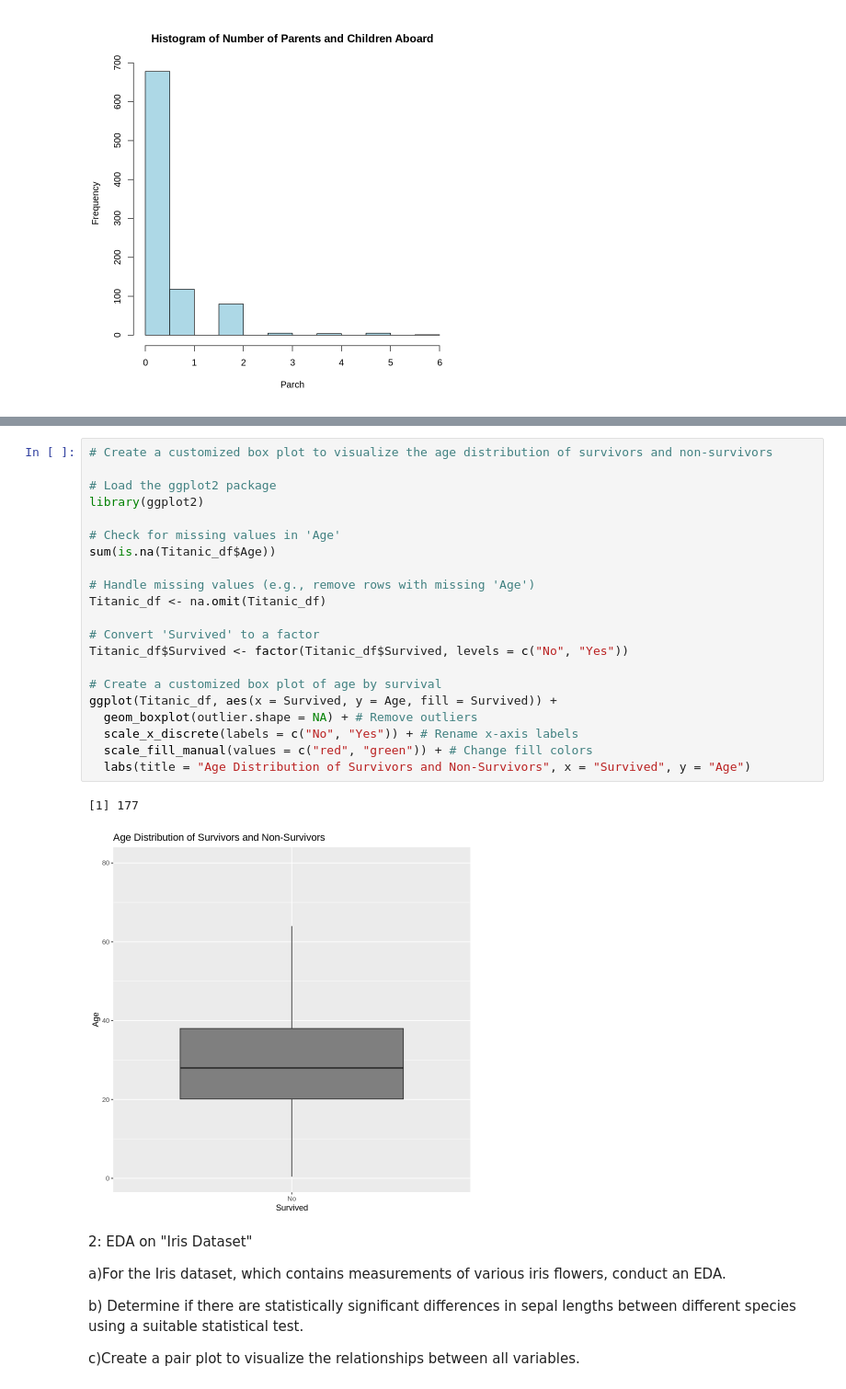
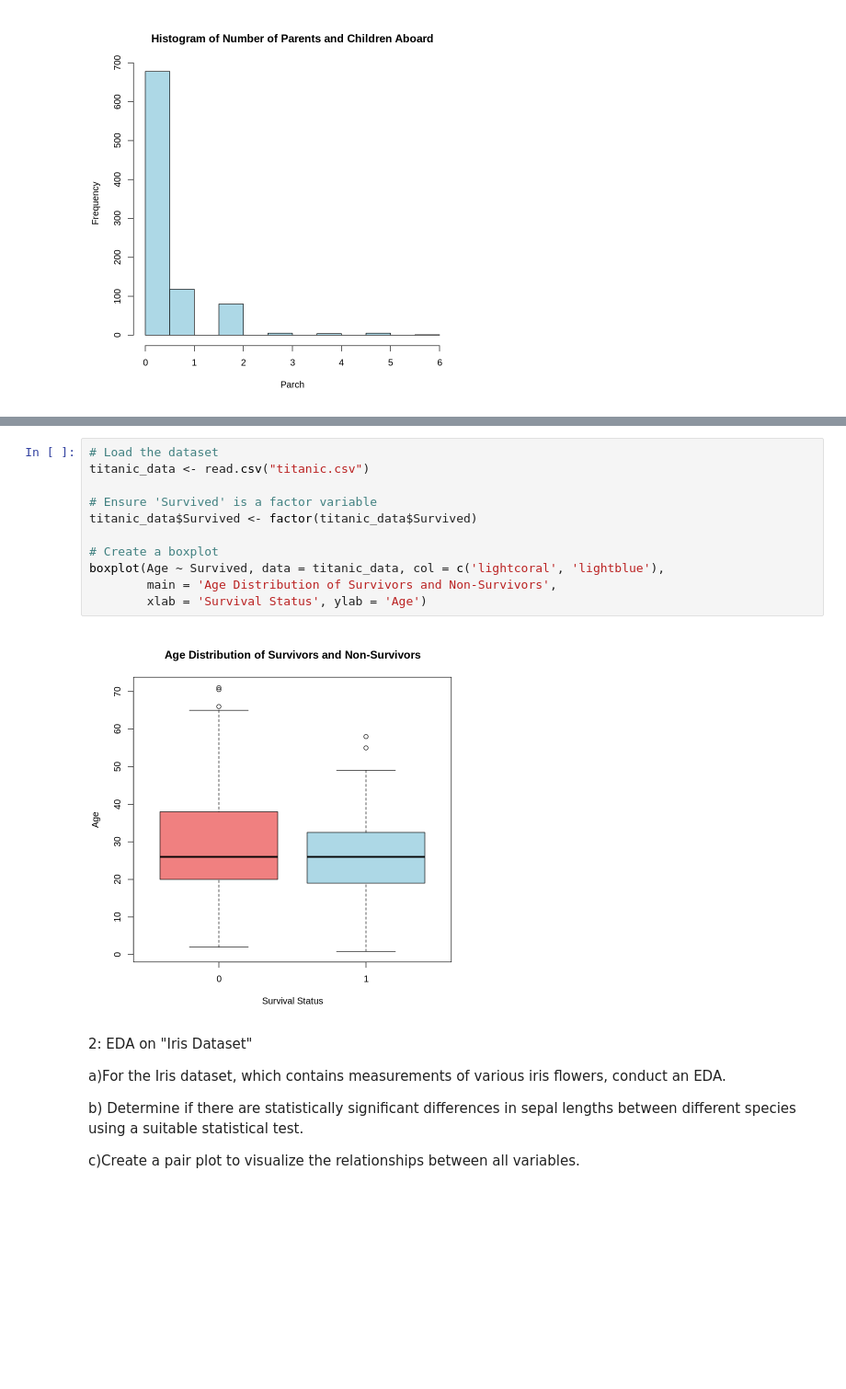
Before and after one commit to ReVuz/R_programming, a Jupyter notebook: EDA.ipynb, the cells around one changed output, grey strips where cells are left out. Shown at 92% size. Cells and saved outputs as stored; diff of their text form; blank space fills up the shorter version.

```diff
--- a/EDA.ipynb
+++ b/EDA.ipynb
@@ -77,27 +66,16 @@ A tibble: 289 × 6
-# %%
-# Create a customized box plot to visualize the age distribution of survivors and non-survivors
-
-# Load the ggplot2 package
-library(ggplot2)
-
-# Check for missing values in 'Age'
-sum(is.na(Titanic_df$Age))
-
-# Handle missing values (e.g., remove rows with missing 'Age')
-Titanic_df <- na.omit(Titanic_df)
-
-# Convert 'Survived' to a factor
-Titanic_df$Survived <- factor(Titanic_df$Survived, levels = c("No", "Yes"))
-
-# Create a customized box plot of age by survival
-ggplot(Titanic_df, aes(x = Survived, y = Age, fill = Survived)) +
-  geom_boxplot(outlier.shape = NA) + # Remove outliers
-  scale_x_discrete(labels = c("No", "Yes")) + # Rename x-axis labels
-  scale_fill_manual(values = c("red", "green")) + # Change fill colors
-  labs(title = "Age Distribution of Survivors and Non-Survivors", x = "Survived", y = "Age")
-# %% [output]
-[1] 177
-[figure, removed]
+# %%
+# Load the dataset
+titanic_data <- read.csv("titanic.csv")
+
+# Ensure 'Survived' is a factor variable
+titanic_data$Survived <- factor(titanic_data$Survived)
+
+# Create a boxplot
+boxplot(Age ~ Survived, data = titanic_data, col = c('lightcoral', 'lightblue'),
+        main = 'Age Distribution of Survivors and Non-Survivors',
+        xlab = 'Survival Status', ylab = 'Age')
+# %% [output]
+[figure, added]
 # %% [markdown]
 2: EDA on "Iris Dataset"
 
```
Also changed, not shown: parts of 3 cells of this notebook.
